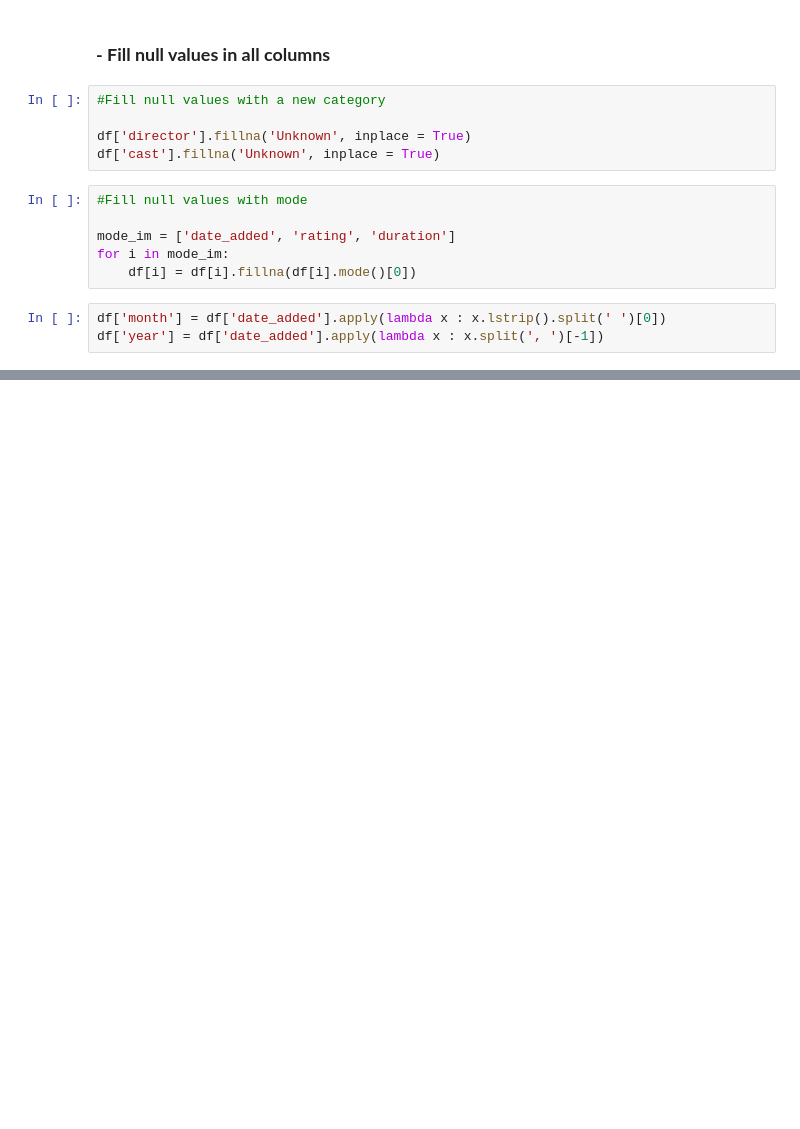
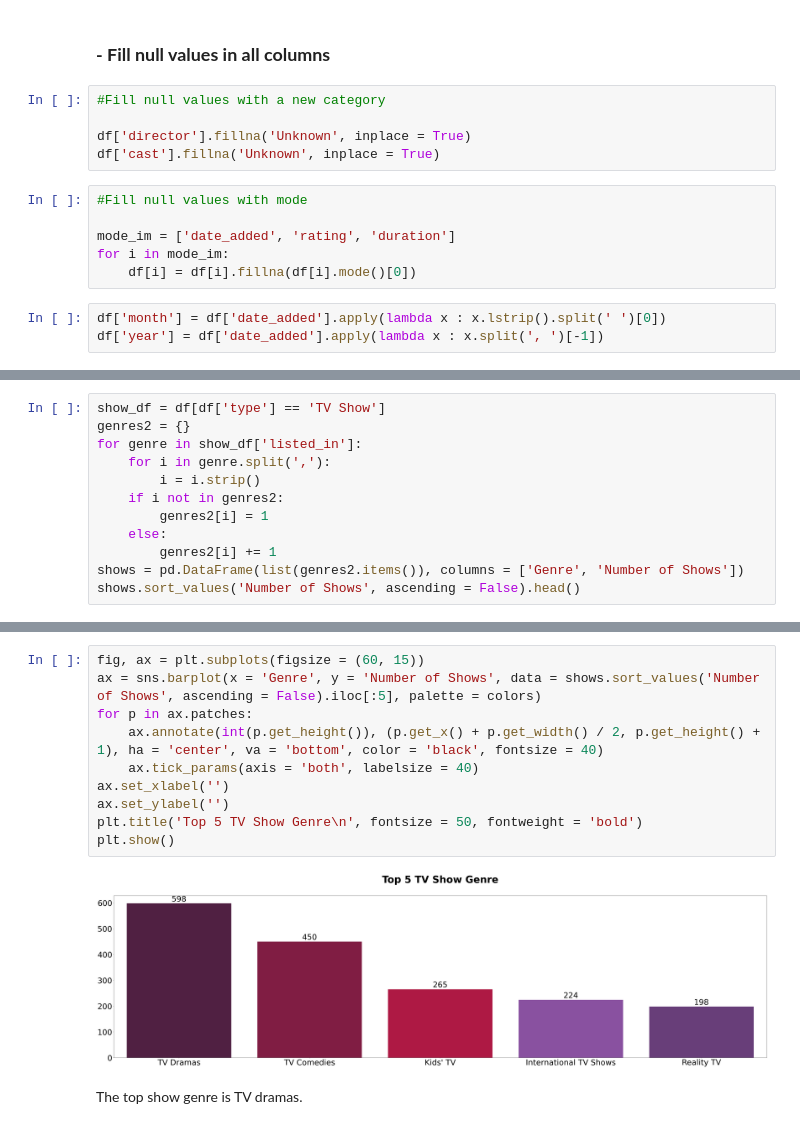
Before and after one commit to noahnoahnoahtran/project22-netflix-analysis, a Jupyter notebook: netflix_title_analysis.ipynb, the cells around one changed output, grey strips where cells are left out. Saved outputs shown, nothing was run; the diff lists cells and outputs as text; blank space fills up the shorter version.

```diff
--- a/netflix_title_analysis.ipynb
+++ b/netflix_title_analysis.ipynb
@@ -172,0 +269,12 @@ df['year'] = df['date_added'].apply(lambda x : x.split(', ')[-1])
+# %%
+show_df = df[df['type'] == 'TV Show']
+genres2 = {}
+for genre in show_df['listed_in']:
+    for i in genre.split(','):
+        i = i.strip()
+    if i not in genres2:
+        genres2[i] = 1
+    else:
+        genres2[i] += 1
+shows = pd.DataFrame(list(genres2.items()), columns = ['Genre', 'Number of Shows'])
+shows.sort_values('Number of Shows', ascending = False).head()
@@ -172,0 +288,14 @@ df['year'] = df['date_added'].apply(lambda x : x.split(', ')[-1])
+# %%
+fig, ax = plt.subplots(figsize = (60, 15))
+ax = sns.barplot(x = 'Genre', y = 'Number of Shows', data = shows.sort_values('Number of Shows', ascending = False).iloc[:5], palette = colors)
+for p in ax.patches:
+    ax.annotate(int(p.get_height()), (p.get_x() + p.get_width() / 2, p.get_height() + 1), ha = 'center', va = 'bottom', color = 'black', fontsize = 40)
+    ax.tick_params(axis = 'both', labelsize = 40)
+ax.set_xlabel('')
+ax.set_ylabel('')
+plt.title('Top 5 TV Show Genre\n', fontsize = 50, fontweight = 'bold')
+plt.show()
+# %% [output]
+[figure, added]
+# %% [markdown]
+The top show genre is TV dramas.
```
Also changed, not shown: parts of 16 cells of this notebook.
